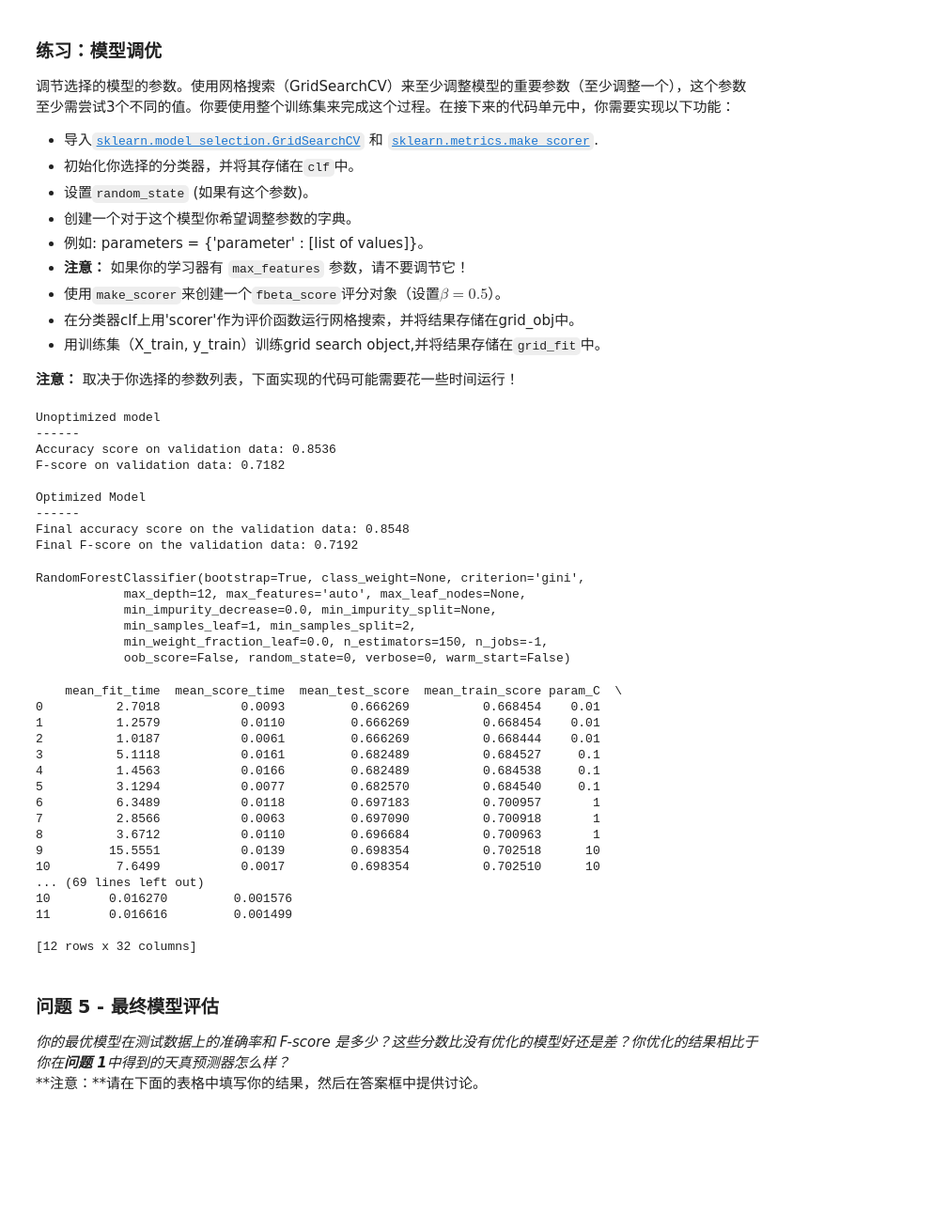
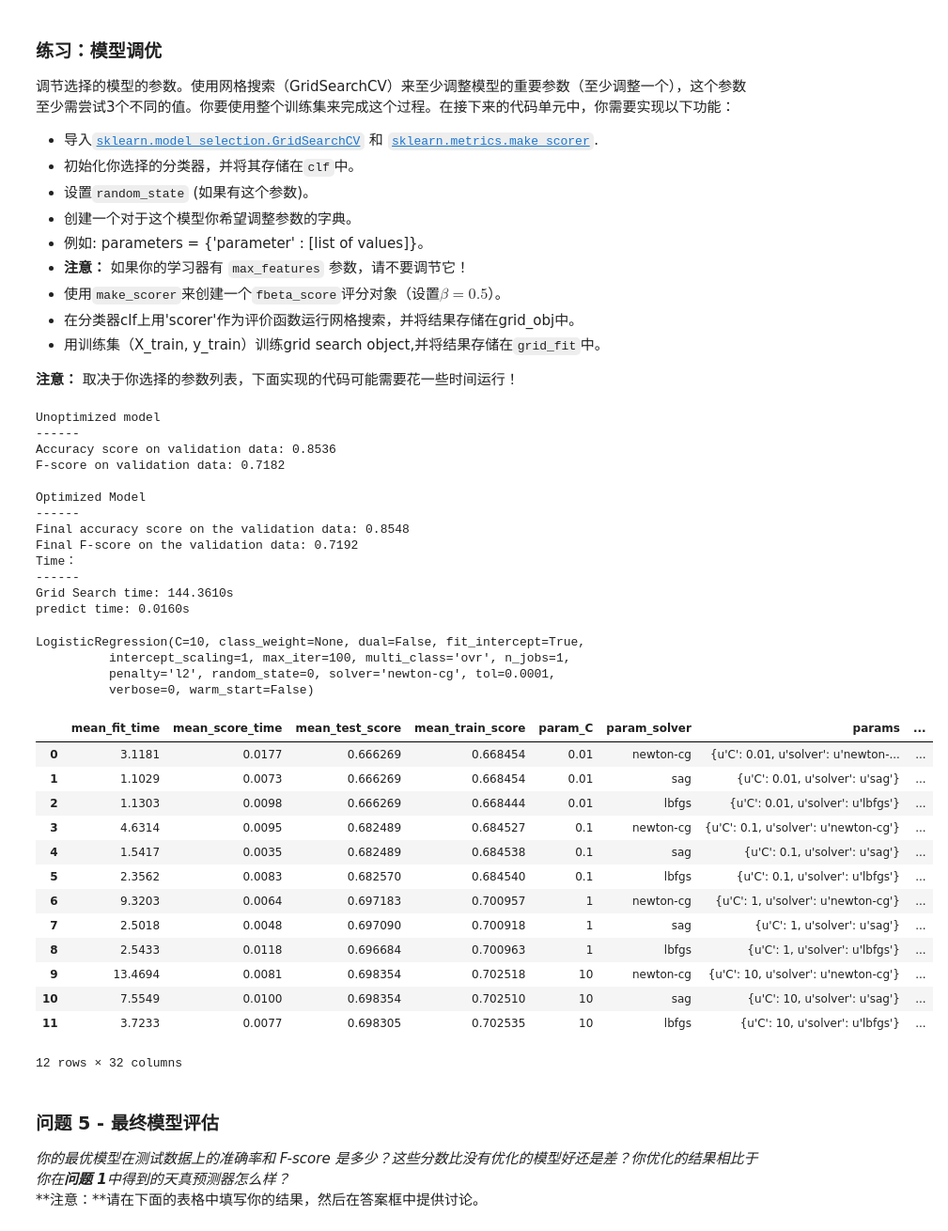
Before and after one commit to raywww/finding_donors, a Jupyter notebook: finding_donors.ipynb, the cells around one changed output. Shown at 94% size. Drawn from its saved outputs; the diff is of its cells as text; code cells hidden in the pictures; blank space fills up the shorter version.

Commit message:
根据review意见修改：随机森林、逻辑回归表述，加random_state

```diff
--- a/finding_donors.ipynb
+++ b/finding_donors.ipynb
@@ -521,17 +521,23 @@ parameters = {'solver':['newton-cg', 'sag', 'lbfgs'], 'C':[0.01, 0.1, 1, 10]}
 scorer = make_scorer(fbeta_score, beta = 0.5)
 
 # TODO：在分类器上使用网格搜索，使用'scorer'作为评价函数
-grid_obj = GridSearchCV(clf, parameters, scoring=scorer, cv=10, n_jobs=-1)
+grid_obj = GridSearchCV(clf, parameters, scoring=scorer, cv=10, n_jobs=-1, return_train_score=True)
 
 # TODO：用训练数据拟合网格搜索对象并找到最佳参数
+start_GS = time()
 grid_fit = grid_obj.fit(X_train, y_train)
+end_GS = time()
+GS_time = end_GS - start_GS
 
 # 得到estimator
 best_clf = grid_fit.best_estimator_
 
 # 使用没有调优的模型做预测
 predictions = (clf.fit(X_train, y_train)).predict(X_val)
+start_pred = time()
 best_predictions = best_clf.predict(X_val)
+end_pred = time()
+pred_time = end_pred - start_pred
 
 # 汇报调参前和调参后的分数
 print "Unoptimized model\n------"
@@ -540,6 +546,9 @@ print "F-score on validation data: {:.4f}".format(fbeta_score(y_val, predictions
 print "\nOptimized Model\n------"
 print "Final accuracy score on the validation data: {:.4f}".format(accuracy_score(y_val, best_predictions))
 print "Final F-score on the validation data: {:.4f}".format(fbeta_score(y_val, best_predictions, beta = 0.5))
+print "Time：\n------"
+print "Grid Search time: {:.4f}s".format(GS_time)
+print "predict time: {:.4f}s".format(pred_time)
 # %% [output]
 Unoptimized model
 ------
@@ -550,37 +559,36 @@ Optimized Model
 ------
 Final accuracy score on the validation data: 0.8548
 Final F-score on the validation data: 0.7192
+Time：
+------
+Grid Search time: 144.3610s
+predict time: 0.0160s
 # %%
 print best_clf
 # %% [output]
-RandomForestClassifier(bootstrap=True, class_weight=None, criterion='gini',
-            max_depth=12, max_features='auto', max_leaf_nodes=None,
-            min_impurity_decrease=0.0, min_impurity_split=None,
-            min_samples_leaf=1, min_samples_split=2,
-            min_weight_fraction_leaf=0.0, n_estimators=150, n_jobs=-1,
-            oob_score=False, random_state=0, verbose=0, warm_start=False)
+LogisticRegression(C=10, class_weight=None, dual=False, fit_intercept=True,
+          intercept_scaling=1, max_iter=100, multi_class='ovr', n_jobs=1,
+          penalty='l2', random_state=0, solver='newton-cg', tol=0.0001,
+          verbose=0, warm_start=False)
 # %%
 # 查看交叉验证过程中的结果记录
 cv_results = pd.DataFrame(grid_fit.cv_results_)
-print cv_results
+display(cv_results)
 # %% [output]
+|  | mean_fit_time | mean_score_time | mean_test_score | mean_train_score | param_C | param_solver | params | ... |
+| 0 | 3.1181 | 0.0177 | 0.666269 | 0.668454 | 0.01 | newton-cg | {u'C': 0.01, u'solver': u'newton-... | ... |
+| 1 | 1.1029 | 0.0073 | 0.666269 | 0.668454 | 0.01 | sag | {u'C': 0.01, u'solver': u'sag'} | ... |
+| 2 | 1.1303 | 0.0098 | 0.666269 | 0.668444 | 0.01 | lbfgs | {u'C': 0.01, u'solver': u'lbfgs'} | ... |
+| 3 | 4.6314 | 0.0095 | 0.682489 | 0.684527 | 0.1 | newton-cg | {u'C': 0.1, u'solver': u'newton-cg'} | ... |
+| 4 | 1.5417 | 0.0035 | 0.682489 | 0.684538 | 0.1 | sag | {u'C': 0.1, u'solver': u'sag'} | ... |
+| 5 | 2.3562 | 0.0083 | 0.682570 | 0.684540 | 0.1 | lbfgs | {u'C': 0.1, u'solver': u'lbfgs'} | ... |
+| 6 | 9.3203 | 0.0064 | 0.697183 | 0.700957 | 1 | newton-cg | {u'C': 1, u'solver': u'newton-cg'} | ... |
+| 7 | 2.5018 | 0.0048 | 0.697090 | 0.700918 | 1 | sag | {u'C': 1, u'solver': u'sag'} | ... |
+| 8 | 2.5433 | 0.0118 | 0.696684 | 0.700963 | 1 | lbfgs | {u'C': 1, u'solver': u'lbfgs'} | ... |
+| 9 | 13.4694 | 0.0081 | 0.698354 | 0.702518 | 10 | newton-cg | {u'C': 10, u'solver': u'newton-cg'} | ... |
+| 10 | 7.5549 | 0.0100 | 0.698354 | 0.702510 | 10 | sag | {u'C': 10, u'solver': u'sag'} | ... |
+| 11 | 3.7233 | 0.0077 | 0.698305 | 0.702535 | 10 | lbfgs | {u'C': 10, u'solver': u'lbfgs'} | ... |
-    mean_fit_time  mean_score_time  mean_test_score  mean_train_score param_C  \
-0          2.7018           0.0093         0.666269          0.668454    0.01
-1          1.2579           0.0110         0.666269          0.668454    0.01
-2          1.0187           0.0061         0.666269          0.668444    0.01
-3          5.1118           0.0161         0.682489          0.684527     0.1
-4          1.4563           0.0166         0.682489          0.684538     0.1
-5          3.1294           0.0077         0.682570          0.684540     0.1
-6          6.3489           0.0118         0.697183          0.700957       1
-7          2.8566           0.0063         0.697090          0.700918       1
-8          3.6712           0.0110         0.696684          0.700963       1
-9         15.5551           0.0139         0.698354          0.702518      10
-10         7.6499           0.0017         0.698354          0.702510      10
-... (69 lines left out)
-10        0.016270         0.001576
-11        0.016616         0.001499
-
-[12 rows x 32 columns]
+12 rows × 32 columns
 # %% [markdown]
 ### 问题 5 - 最终模型评估
 
```
Also changed, not shown: parts of 9 cells of this notebook, 1 other file.
